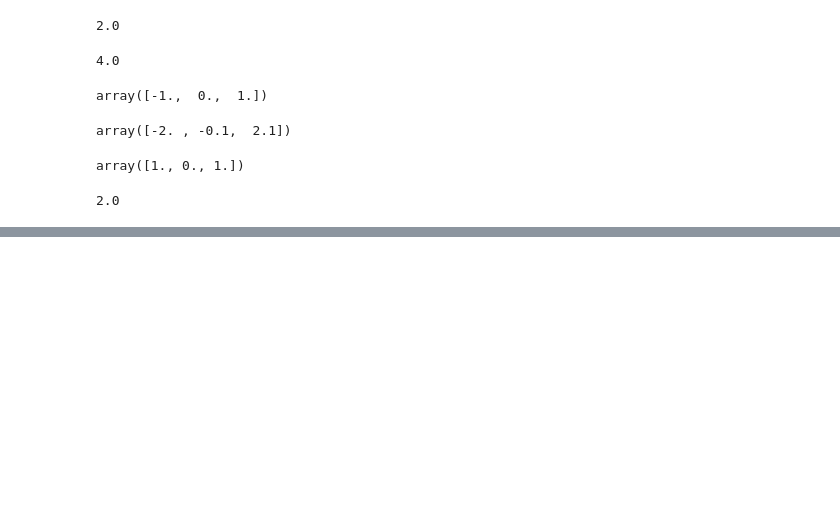
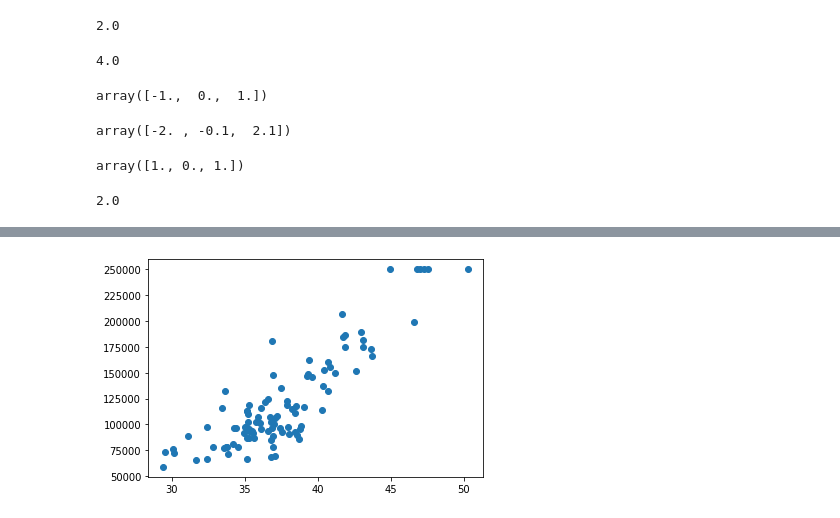
Before and after one commit to saka-21/python_coding, a Jupyter notebook: Python速習.ipynb, the cells around one changed output, grey strips where cells are left out. Cells and saved outputs as stored; diff of their text form; code cells hidden in the pictures; blank space fills up the shorter version.

```diff
--- a/Python速習.ipynb
+++ b/Python速習.ipynb
@@ -89,3 +89,6 @@ xx.sum()
 # %%
 # Pandas: データベースの操作
 import pandas as pd
+# %%
+# CSVファイルの読み込み
+df = pd.read_csv('sample.csv')
@@ -91,0 +102,3 @@ import pandas as pd
+# %%
+# データの抽出
+x = df['x']
@@ -91,0 +120,2 @@ import pandas as pd
+# %%
+y = df['y']
@@ -91,0 +170,6 @@ import pandas as pd
+# %%
+# 横軸をx, 縦軸をyの散布図(scatter)をプロット
+plt.scatter(x, y)
+plt.show()
+# %% [output]
+[figure, added]
```
Also changed, not shown: parts of 31 cells of this notebook, 1 other file.
